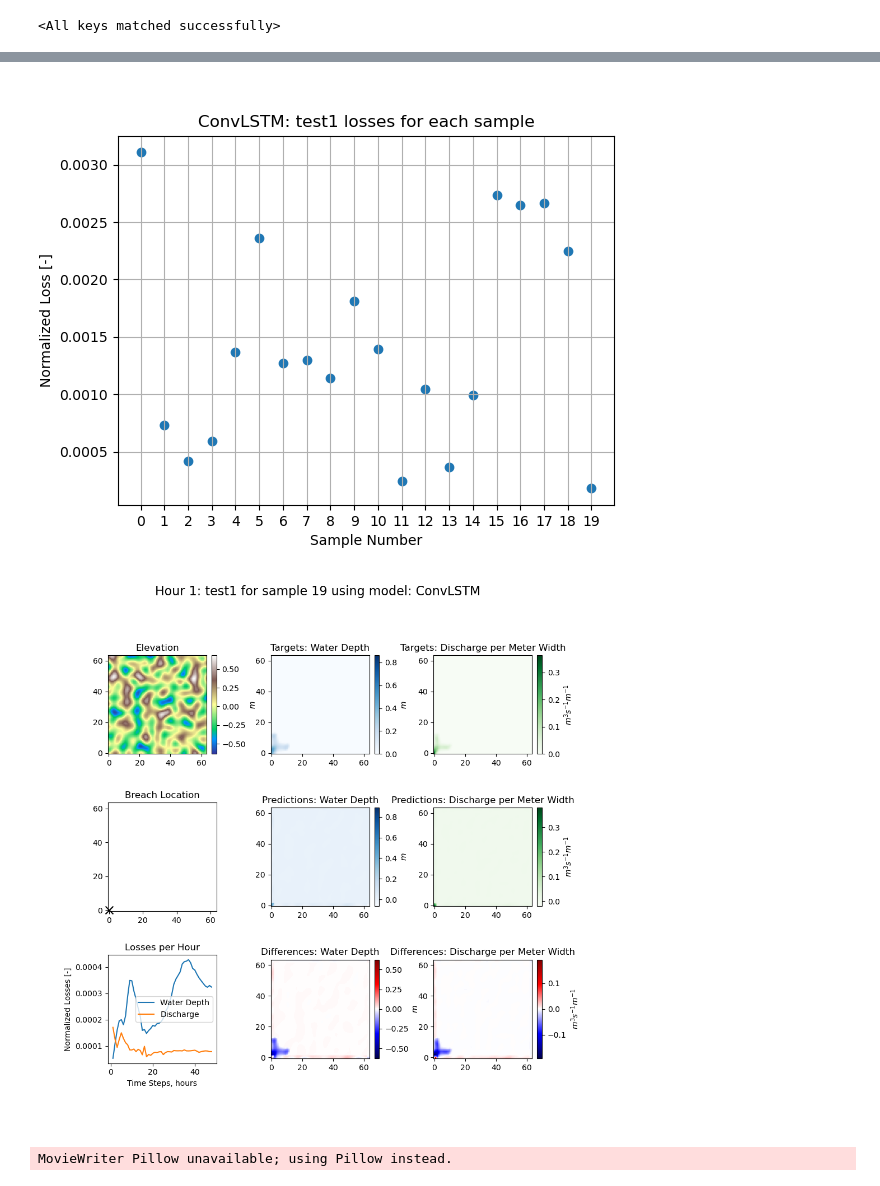
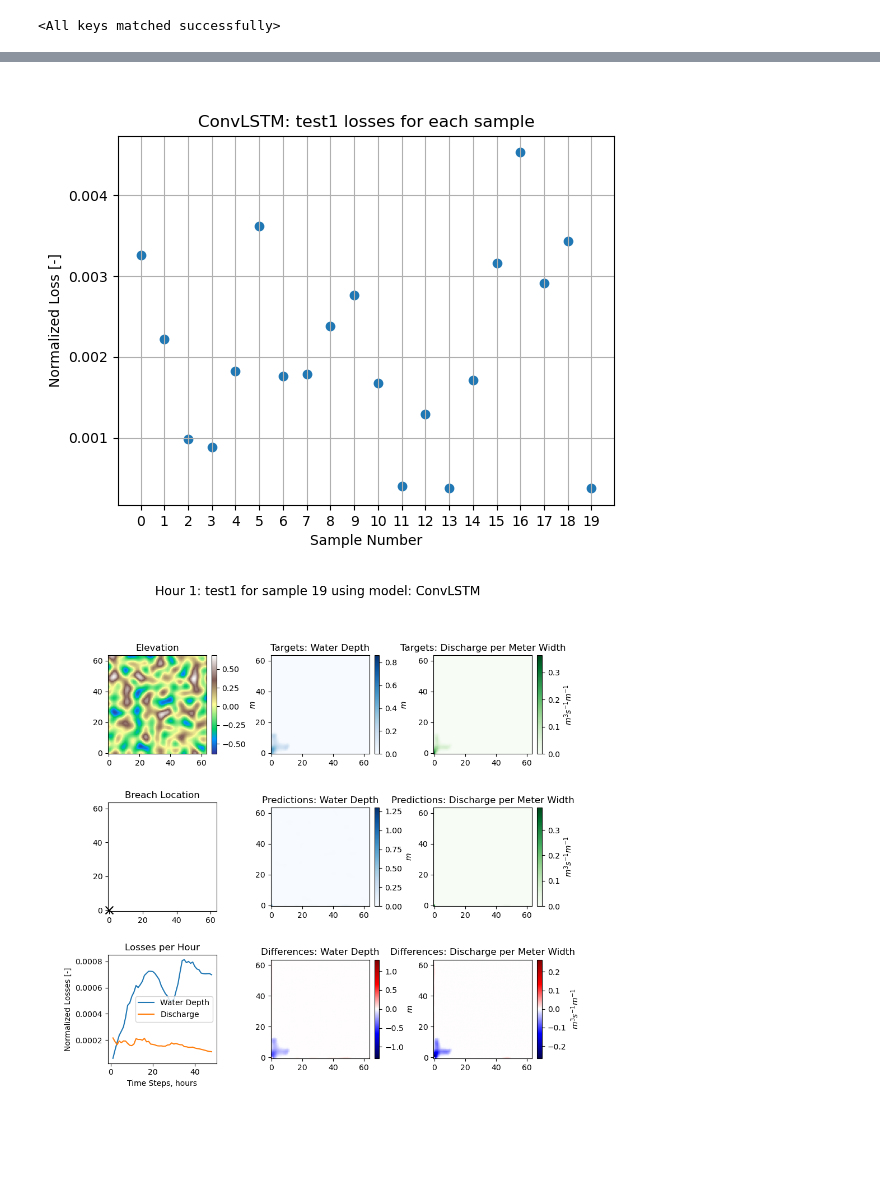
Before and after one commit to antoniomagherini99/FLOOD_group2, a Jupyter notebook: notebooks/Trained_conv_lstm.ipynb, the cells around one changed output, grey strips where cells are left out. Drawn from its saved outputs; the diff is of its cells as text; code cells hidden in the pictures.

```diff
--- a/notebooks/Trained_conv_lstm.ipynb
+++ b/notebooks/Trained_conv_lstm.ipynb
@@ -27,7 +27,7 @@ from post_processing.cool_animation import plot_animation
 from post_processing.plots import plot_test_loss
 # %%
 # model save path
-save_path = 'models/ConvLSTM_model/conv_lstm_4batch_8hidden.pth'
+save_path = 'models/ConvLSTM_model/conv_lstm_4batch_16hidden_3kernel.pth'
 # %% [markdown]
 Check if GPU is available.
 # %%
@@ -106,7 +106,7 @@ norm_test3 = normalize_dataset(test_dataset3, scaler_x, scaler_wd, scaler_q)
 # %%
 # Model: has to be the same as in other notebook
 model = ConvLSTM(input_dim = normalized_train_dataset[0][0].shape[1], output_dim = normalized_train_dataset[0][1].shape[1],
-                 hidden_dim = 8, kernel_size = (5, 5), num_layers = normalized_train_dataset[0][1].shape[0], batch_first=True,
+                 hidden_dim = 16, kernel_size = (3, 3), num_layers = normalized_train_dataset[0][1].shape[0], batch_first=True,
                  bias=True, return_all_layers = True).to(device)
 # %%
 model
@@ -151,9 +151,8 @@ Test_loss:
 # %%
 plot_test_loss(norm_test1, model, 'test1')
 # %% [output]
-[figure, old version]
+[figure, new version]
 # %%
-plot_animation(19, norm_test1, model, test1,  scaler_x, scaler_wd, scaler_q, device = device, save = True)
+plot_animation(19, norm_test1, model, test1,  scaler_x, scaler_wd, scaler_q, device = device, save = False)
 # %% [output]
-[figure, old version]
+[figure, new version]
-MovieWriter Pillow unavailable; using Pillow instead.
```
Also changed, not shown: parts of 3 cells of this notebook, 7 other files.
